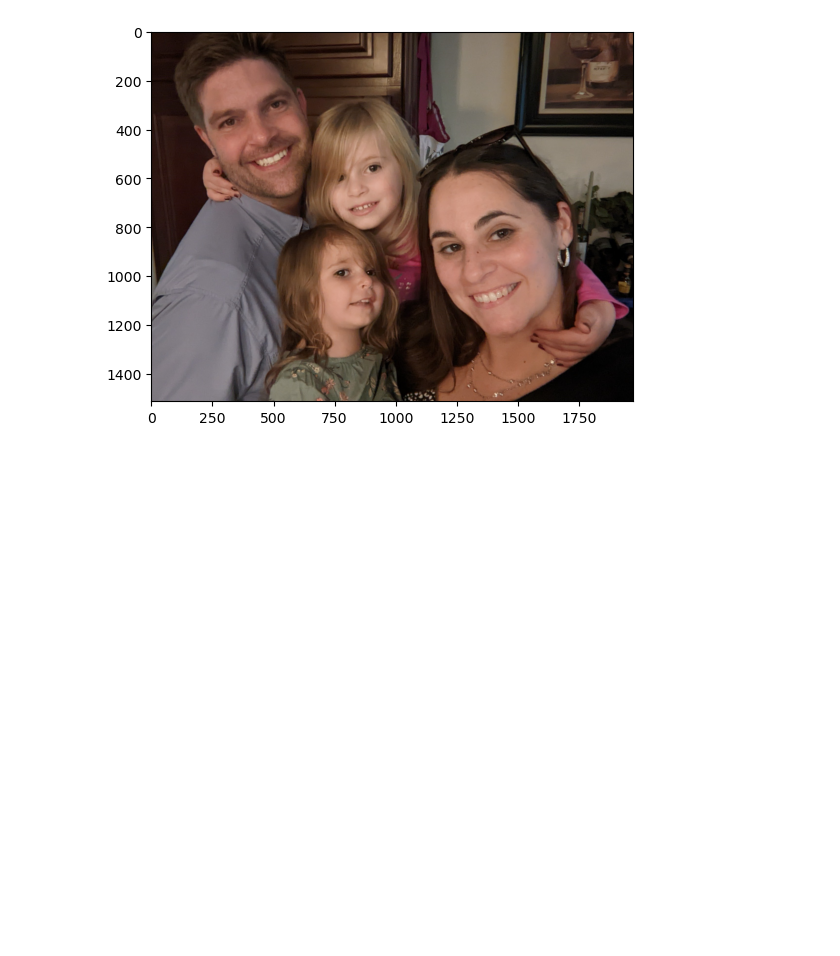
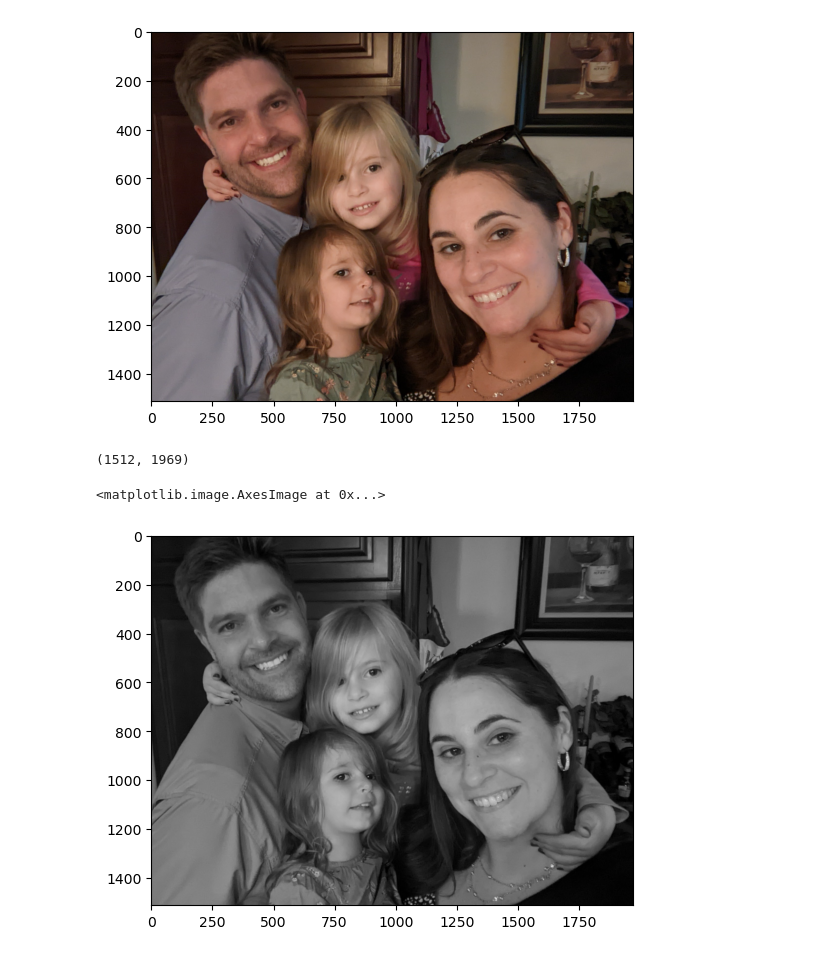
Before and after one commit to Anugrahig/LM-BD-March, a Jupyter notebook: march_bigdata/Deep Learning/open_cv/introduction.ipynb, the cells around one changed output. Cells and saved outputs as stored; diff of their text form; code cells hidden in the pictures; blank space fills up the shorter version.

```diff
--- a/march_bigdata/Deep Learning/open_cv/introduction.ipynb
+++ b/march_bigdata/Deep Learning/open_cv/introduction.ipynb
@@ -65,0 +71,11 @@ plt.imshow(cv2.cvtColor(img,cv2.COLOR_BGR2RGB))
+# %%
+img_gray = cv2.imread("./data/tristan_group.jpg",cv2.IMREAD_GRAYSCALE)
+# %%
+img_gray.shape
+# %% [output]
+(1512, 1969)
+# %%
+plt.imshow(cv2.cvtColor(img_gray,cv2.COLOR_GRAY2BGR))
+# %% [output]
+<matplotlib.image.AxesImage at 0x...>
+[figure, added]
```
Also changed, not shown: parts of 17 cells of this notebook, 1 other file.
